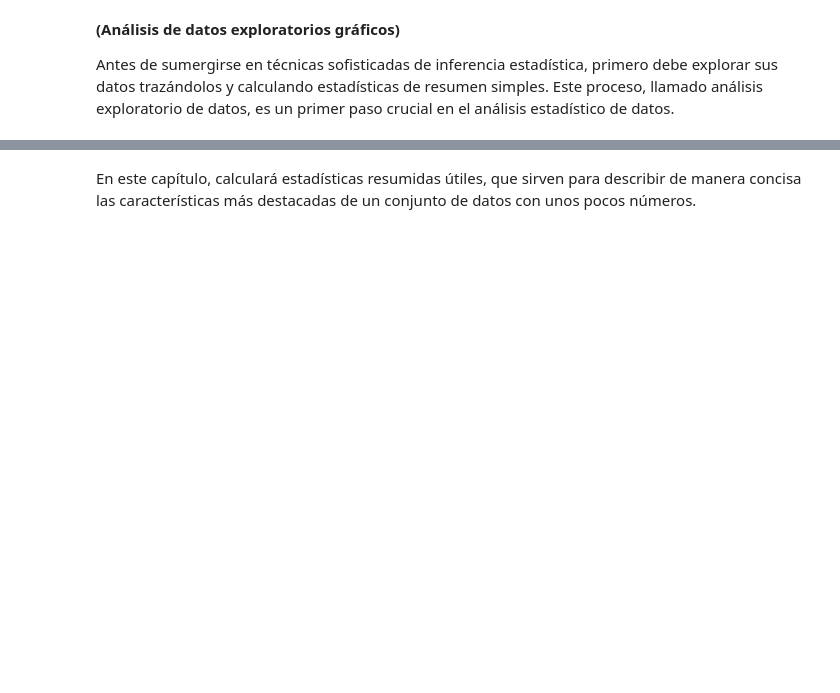
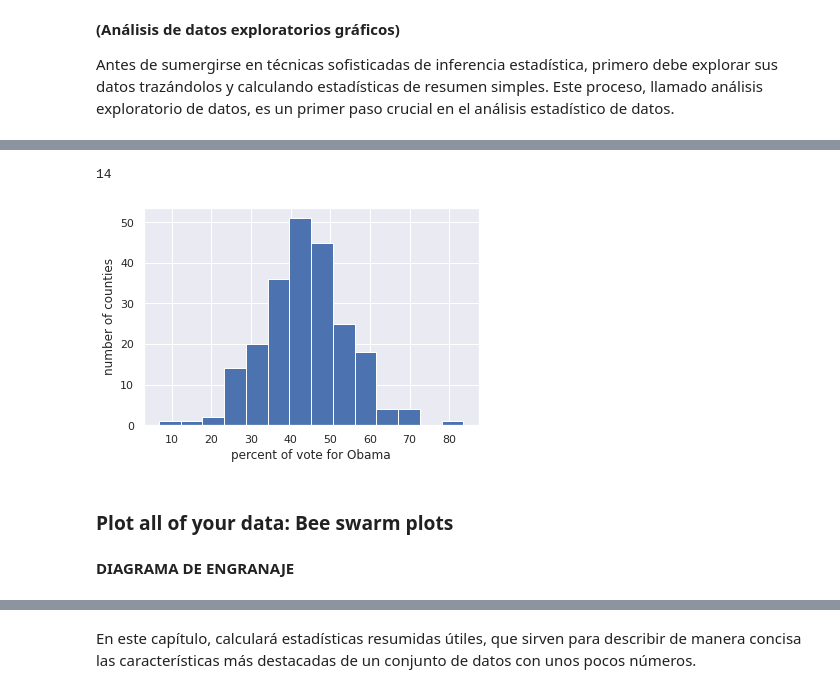
Before and after one commit to MayumyCH/data-scientist-with-python-datacamp, a Jupyter notebook: 1. Courses/21. Statistical Thinking in Python (Part 1)/Statistical Thinking in Python (Part 1).ipynb, the cells around one changed output, grey strips where cells are left out. Saved outputs shown, nothing was run; the diff lists cells and outputs as text; code cells hidden in the pictures; blank space fills up the shorter version.

Commit message:
feat: add docs finishes courses  Statistical Thinking in Python part 1

```diff
--- a/1. Courses/21. Statistical Thinking in Python (Part 1)/Statistical Thinking in Python (Part 1).ipynb
+++ b/1. Courses/21. Statistical Thinking in Python (Part 1)/Statistical Thinking in Python (Part 1).ipynb
@@ -15,3 +20,7 @@ Después de todo el arduo trabajo de adquirir datos y convertirlos en una forma
 **(Análisis de datos exploratorios gráficos)**
 
 Antes de sumergirse en técnicas sofisticadas de inferencia estadística, primero debe explorar sus datos trazándolos y calculando estadísticas de resumen simples. Este proceso, llamado análisis exploratorio de datos, es un primer paso crucial en el análisis estadístico de datos.
+# %%
+import pandas as pd
+df_swing = pd.read_csv('https://raw.githubusercontent.com/MayumyCH/data-scientist-with-python-datacamp/main/1.%20Courses/21.%20Statistical%20Thinking%20in%20Python%20(Part%201)/dataset/2008_swing_states.csv')
+df_swing.head(3)
@@ -17,0 +68,33 @@ Antes de sumergirse en técnicas sofisticadas de inferencia estadística, primer
+# %%
+# Import plotting modules
+import matplotlib.pyplot as plt
+import seaborn as sns
+import numpy as np
+
+# Set default Seaborn style
+sns.set()
+
+# Compute number of data points: n_data
+n_data = len(df_swing['dem_share'])
+
+# Number of bins is the square root of number of data points: n_bins
+n_bins= np.sqrt(n_data)
+
+# Convert number of bins to integer: n_bins
+n_bins = int(n_bins)
+print(n_bins)
+
+# Plot histogram of versicolor petal lengths
+_= plt.hist(df_swing['dem_share'],bins=n_bins)
+_= plt.xlabel('percent of vote for Obama')
+_= plt.ylabel('number of counties')
+
+# Show histogram
+plt.show()
+# %% [output]
+14
+[figure, added]
+# %% [markdown]
+### Plot all of your data: Bee swarm plots
+# %% [markdown]
+**DIAGRAMA DE ENGRANAJE**
```
Also changed, not shown: parts of 68 cells of this notebook, 23 other files.
